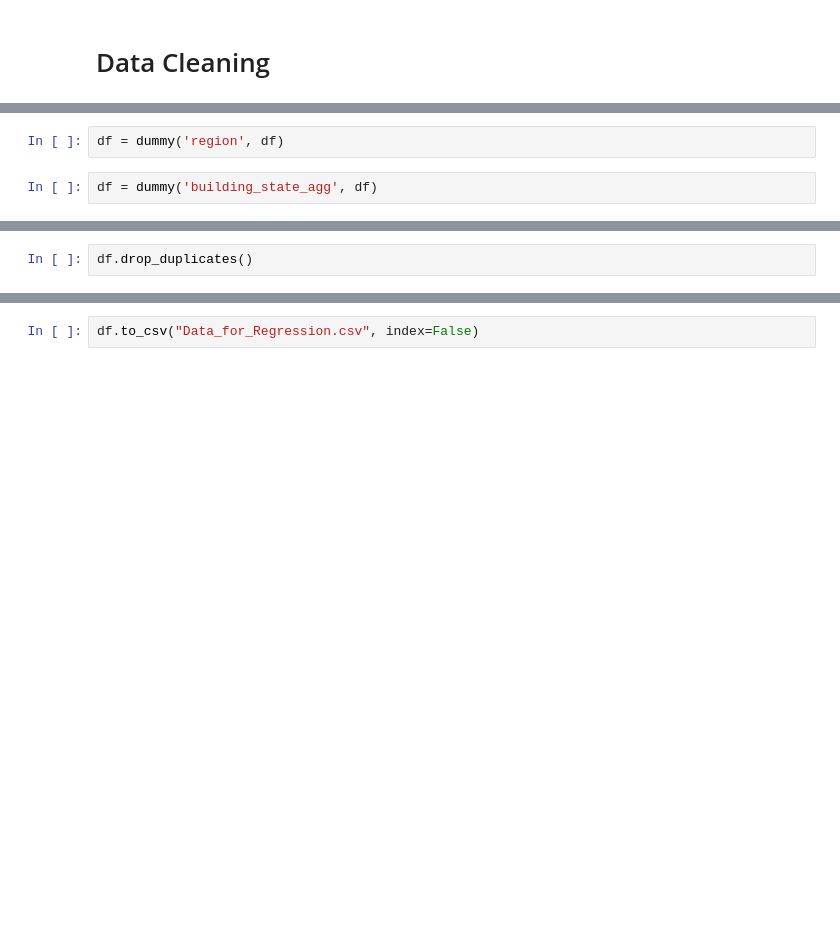
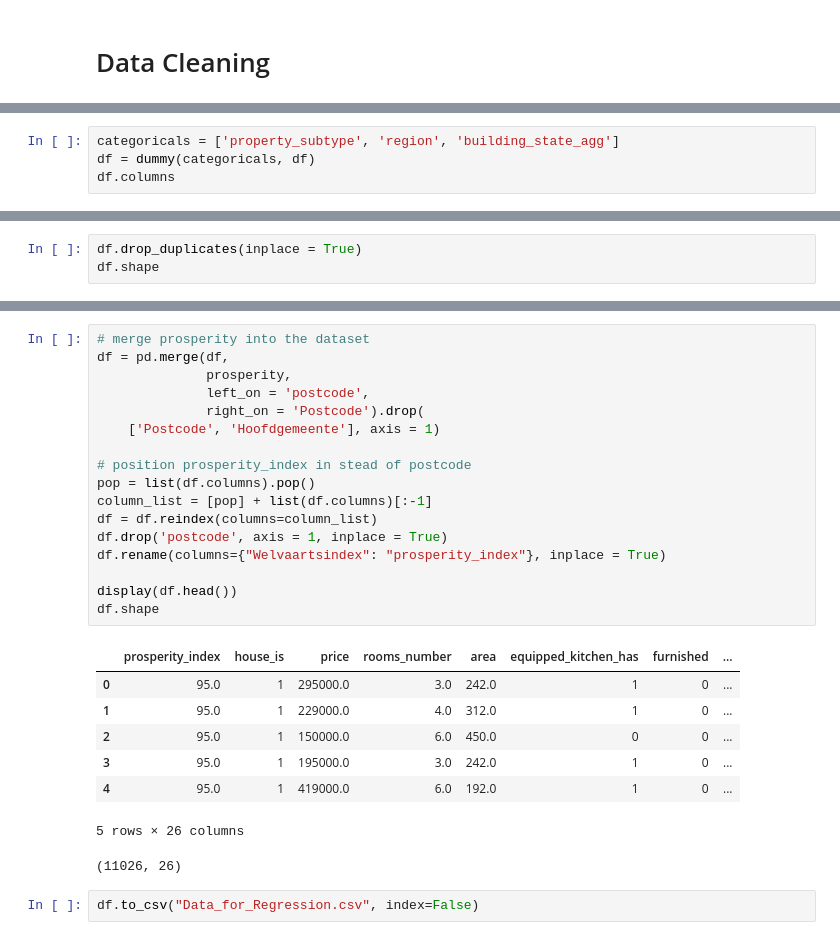
Before and after one commit to wiiki09/real_estate_regression, a Jupyter notebook: src/Data_Analysis.ipynb, the cells around one changed output, grey strips where cells are left out. Cells and saved outputs as stored; diff of their text form; blank space fills up the shorter version.

Commit message:
replaced postcode with prosperity index and reduced cardinality of subtypes

```diff
--- a/Data_Analysis.ipynb
+++ b/src/Data_Analysis.ipynb
@@ -27,4 +68,0 @@ df = dummy('property_subtype', df)
-# %%
-df = dummy('region', df)
-# %%
-df = dummy('building_state_agg', df)
@@ -40,0 +69,4 @@ df.head()
+# %%
+categoricals = ['property_subtype', 'region', 'building_state_agg']
+df = dummy(categoricals, df)
+df.columns
@@ -41,3 +96,4 @@ df.head()
 # %%
-df.drop_duplicates()
+df.drop_duplicates(inplace = True)
+df.shape
 # %% [output]
@@ -57,3 +214,29 @@ df.drop_duplicates()
+# %%
+# merge prosperity into the dataset
+df = pd.merge(df,
+              prosperity,
+              left_on = 'postcode',
+              right_on = 'Postcode').drop(
+    ['Postcode', 'Hoofdgemeente'], axis = 1)
+
+# position prosperity_index in stead of postcode
+pop = list(df.columns).pop()
+column_list = [pop] + list(df.columns)[:-1]
+df = df.reindex(columns=column_list)
+df.drop('postcode', axis = 1, inplace = True)
+df.rename(columns={"Welvaartsindex": "prosperity_index"}, inplace = True)
+
+display(df.head())
+df.shape
+# %% [output]
+|  | prosperity_index | house_is | price | rooms_number | area | equipped_kitchen_has | furnished | ... |
+| 0 | 95.0 | 1 | 295000.0 | 3.0 | 242.0 | 1 | 0 | ... |
+| 1 | 95.0 | 1 | 229000.0 | 4.0 | 312.0 | 1 | 0 | ... |
+| 2 | 95.0 | 1 | 150000.0 | 6.0 | 450.0 | 0 | 0 | ... |
+| 3 | 95.0 | 1 | 195000.0 | 3.0 | 242.0 | 1 | 0 | ... |
+| 4 | 95.0 | 1 | 419000.0 | 6.0 | 192.0 | 1 | 0 | ... |
+5 rows × 26 columns
+(11026, 26)
 # %%
 df.to_csv("Data_for_Regression.csv", index=False)
 # %% [markdown]
```
Also changed, not shown: parts of 12 cells of this notebook, 5 other files.
